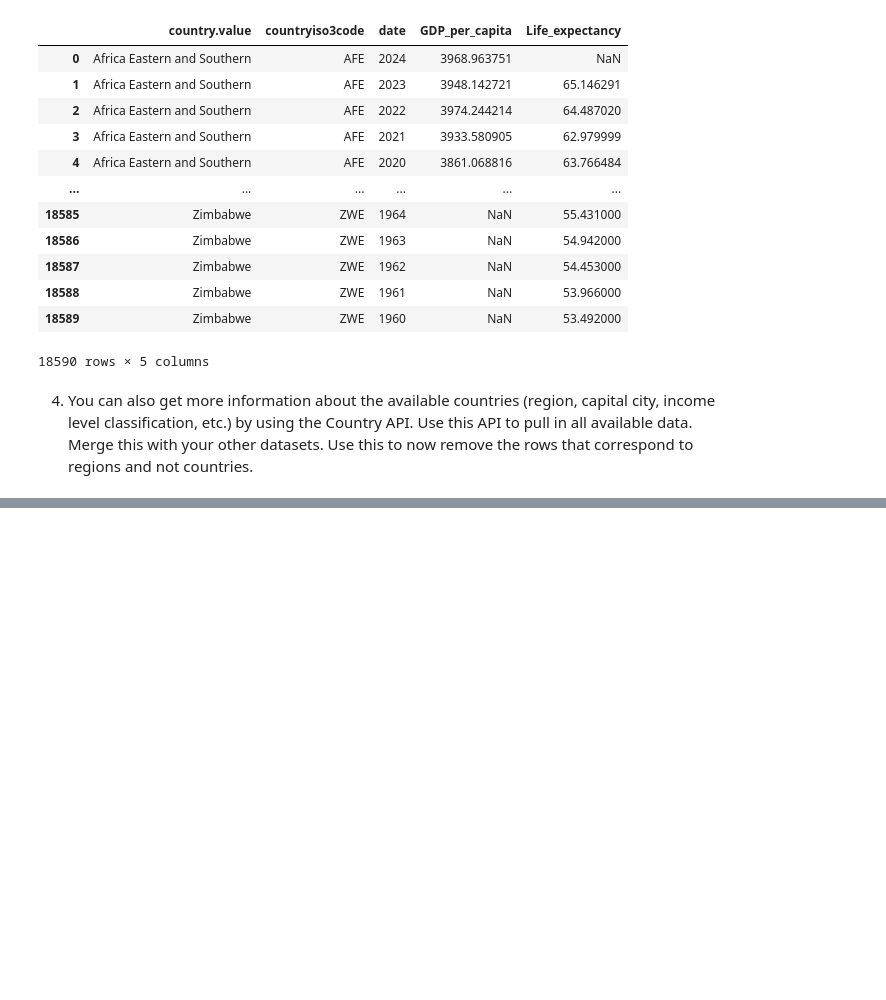
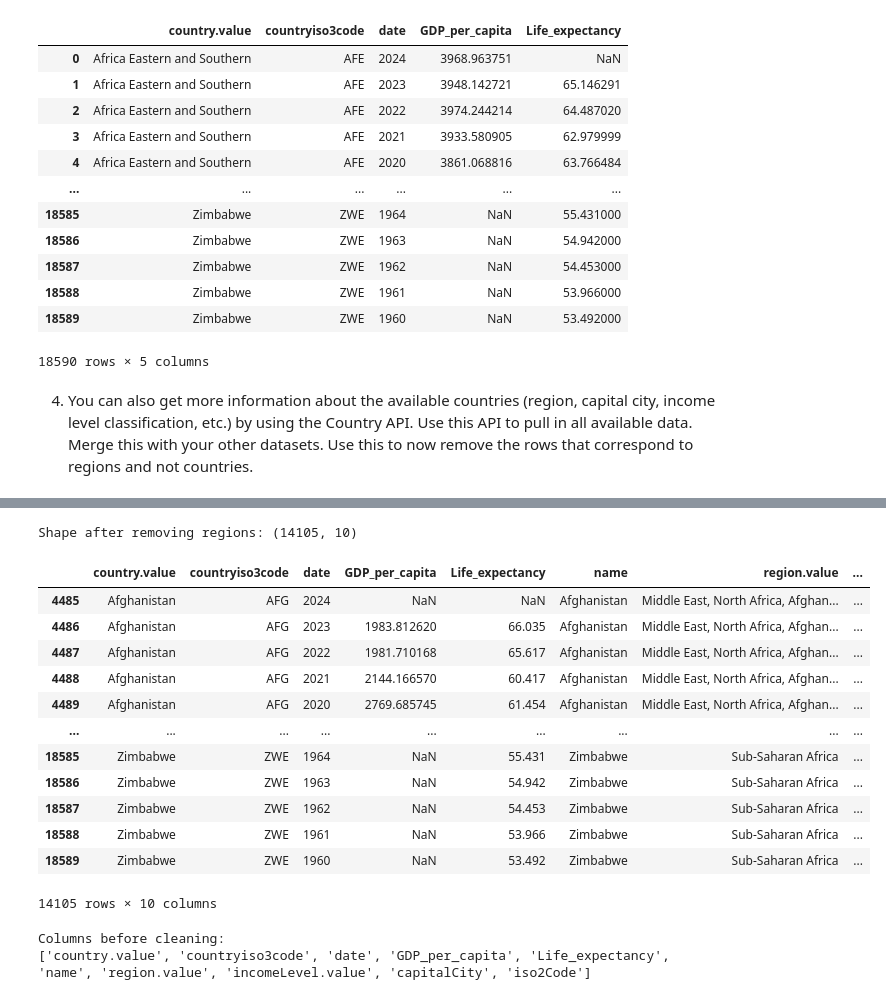
Before and after one commit to NewForce-Cohort-11-Data/socrata-api-bgizzle78, a Jupyter notebook: socrata_api_proj.ipynb, the cells around one changed output, grey strips where cells are left out. Saved outputs shown, nothing was run; the diff lists cells and outputs as text; code cells hidden in the pictures; blank space fills up the shorter version.

```diff
--- a/socrata_api_proj.ipynb
+++ b/socrata_api_proj.ipynb
@@ -364,0 +573,31 @@ Total rows in merged DataFrame: 18590
+# %%
+# Drop rows where region is empty or equals "Aggregates"
+country_life_gdp_agg = country_life_gdp_df[country_life_gdp_df['region.value'] != 'Aggregates']
+country_life_gdp_merged = country_life_gdp_agg.dropna(subset=['region.value'])
+
+print('Shape after removing regions:', country_life_gdp_merged.shape)
+country_life_gdp_merged
+# %% [output]
+Shape after removing regions: (14105, 10)
+|  | country.value | countryiso3code | date | GDP_per_capita | Life_expectancy | name | region.value | ... |
+| 4485 | Afghanistan | AFG | 2024 | NaN | NaN | Afghanistan | Middle East, North Africa, Afghan... | ... |
+| 4486 | Afghanistan | AFG | 2023 | 1983.812620 | 66.035 | Afghanistan | Middle East, North Africa, Afghan... | ... |
+| 4487 | Afghanistan | AFG | 2022 | 1981.710168 | 65.617 | Afghanistan | Middle East, North Africa, Afghan... | ... |
+| 4488 | Afghanistan | AFG | 2021 | 2144.166570 | 60.417 | Afghanistan | Middle East, North Africa, Afghan... | ... |
+| 4489 | Afghanistan | AFG | 2020 | 2769.685745 | 61.454 | Afghanistan | Middle East, North Africa, Afghan... | ... |
+| ... | ... | ... | ... | ... | ... | ... | ... | ... |
+| 18585 | Zimbabwe | ZWE | 1964 | NaN | 55.431 | Zimbabwe | Sub-Saharan Africa | ... |
+| 18586 | Zimbabwe | ZWE | 1963 | NaN | 54.942 | Zimbabwe | Sub-Saharan Africa | ... |
+| 18587 | Zimbabwe | ZWE | 1962 | NaN | 54.453 | Zimbabwe | Sub-Saharan Africa | ... |
+| 18588 | Zimbabwe | ZWE | 1961 | NaN | 53.966 | Zimbabwe | Sub-Saharan Africa | ... |
+| 18589 | Zimbabwe | ZWE | 1960 | NaN | 53.492 | Zimbabwe | Sub-Saharan Africa | ... |
+14105 rows × 10 columns
+# %%
+# Clean up and reorder columns for a 'final boss' dataframe
+
+# Inspect all columns
+print('Columns before cleaning:')
+print(country_life_gdp_merged.columns.tolist())
+# %% [output]
+Columns before cleaning:
+['country.value', 'countryiso3code', 'date', 'GDP_per_capita', 'Life_expectancy', 'name', 'region.value', 'incomeLevel.value', 'capitalCity', 'iso2Code']
```
Also changed, not shown: parts of 23 cells of this notebook.
